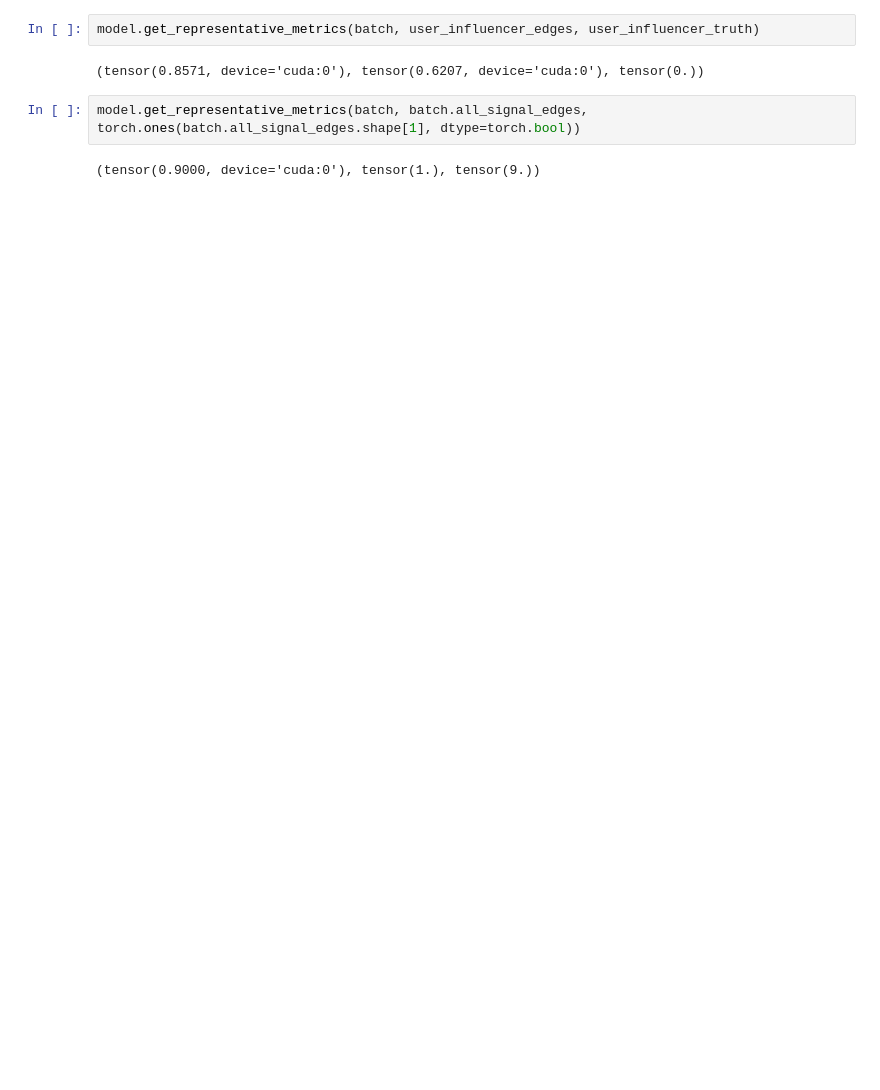
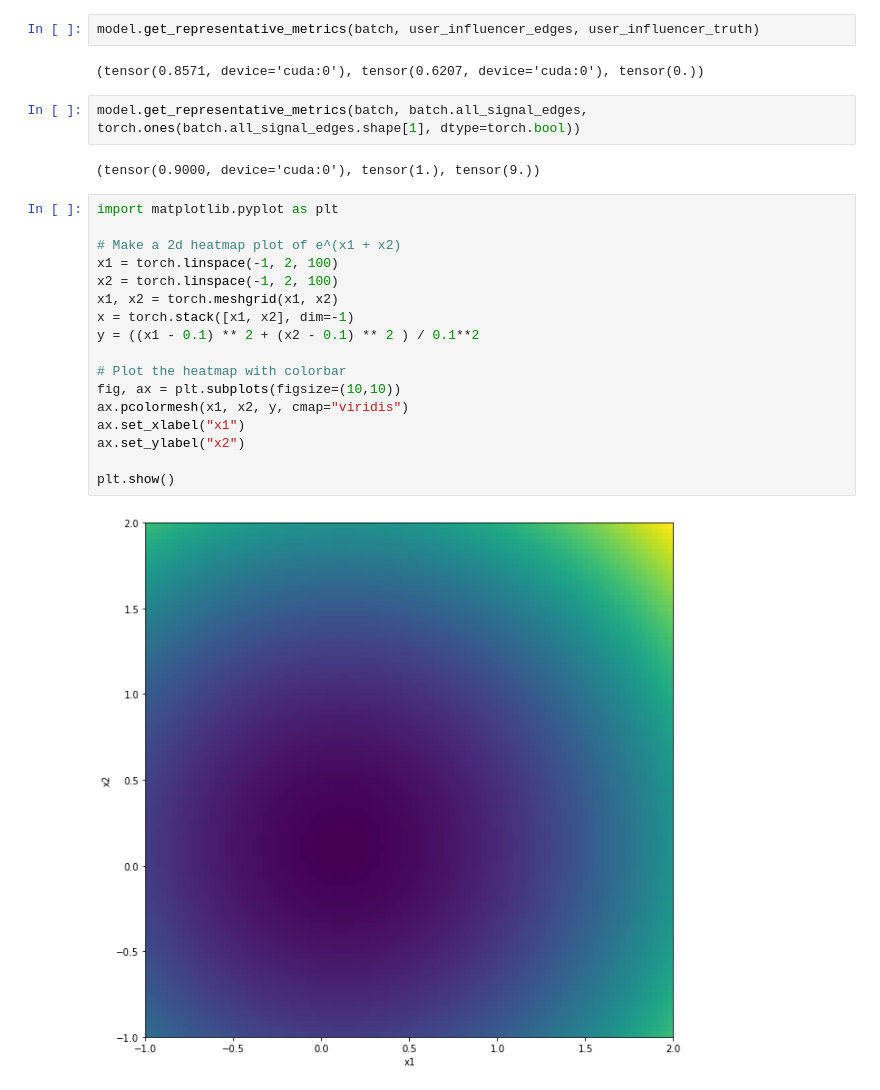
Before and after one commit to murnanedaniel/InfluencerNet, a Jupyter notebook: notebooks/2-DM-InfluenceTest.ipynb, the cells around one changed output. Cells and saved outputs as stored; diff of their text form; blank space fills up the shorter version.

```diff
--- a/notebooks/2-DM-InfluenceTest.ipynb
+++ b/notebooks/2-DM-InfluenceTest.ipynb
@@ -128,3 +125,22 @@ model.get_representative_metrics(batch, user_influencer_edges, user_influencer_t
 model.get_representative_metrics(batch, batch.all_signal_edges, torch.ones(batch.all_signal_edges.shape[1], dtype=torch.bool))
 # %% [output]
 (tensor(0.9000, device='cuda:0'), tensor(1.), tensor(9.))
+# %%
+import matplotlib.pyplot as plt
+
+# Make a 2d heatmap plot of e^(x1 + x2)
+x1 = torch.linspace(-1, 2, 100)
+x2 = torch.linspace(-1, 2, 100)
+x1, x2 = torch.meshgrid(x1, x2)
+x = torch.stack([x1, x2], dim=-1)
+y = ((x1 - 0.1) ** 2 + (x2 - 0.1) ** 2 ) / 0.1**2
+
+# Plot the heatmap with colorbar
+fig, ax = plt.subplots(figsize=(10,10))
+ax.pcolormesh(x1, x2, y, cmap="viridis")
+ax.set_xlabel("x1")
+ax.set_ylabel("x2")
+
+plt.show()
+# %% [output]
+[figure, added]
```
Also changed, not shown: parts of 3 cells of this notebook, 4 other files.
